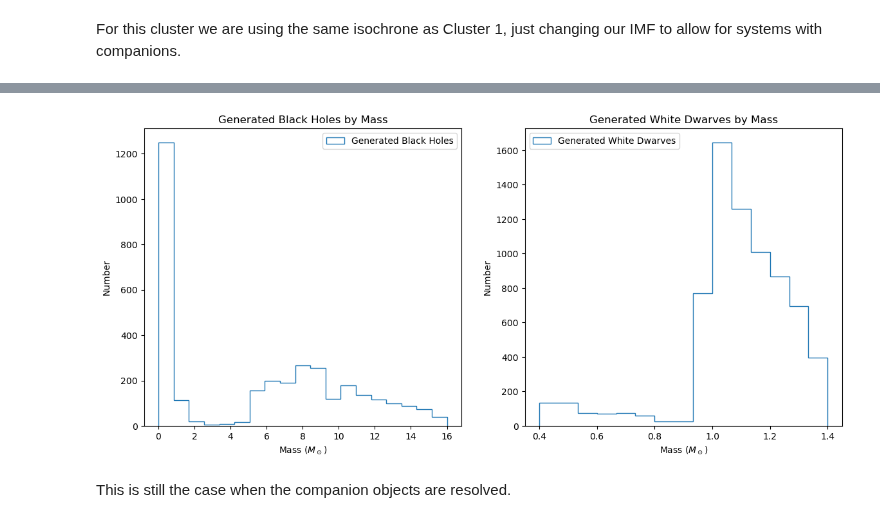
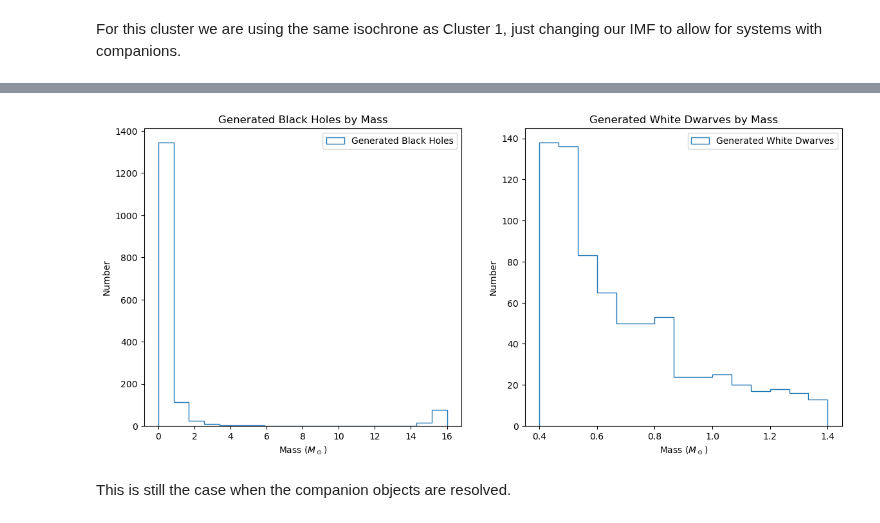
Before and after one commit to astropy/SPISEA, a Jupyter notebook: changes/Compact_Multiplicity.ipynb, the cells around one changed output, grey strips where cells are left out. Saved outputs shown, nothing was run; the diff lists cells and outputs as text; code cells hidden in the pictures.

```diff
--- a/changes/Compact_Multiplicity.ipynb
+++ b/changes/Compact_Multiplicity.ipynb
@@ -190,35 +197,35 @@ p3_bh = np.where(c3_out['phase'] == 103)[0]
 c3_bh = np.where(c3_comp['phase'] == 103)[0]
 k3_bh = np.concatenate([p3_bh, c3_bh])
 p3_ns = np.where(c3_out['phase'] == 102)[0]
 c3_ns = np.where(c3_comp['phase'] == 102)[0]
 k3_ns = np.concatenate([p3_ns, c3_ns])
 p3_wd = np.where(c3_out['phase'] == 101)[0]
 c3_wd = np.where(c3_comp['phase'] == 101)[0]
 k3_wd = np.concatenate([p3_wd, c3_wd])
 
 # Plot on histograms
 bh_bins = np.linspace(0.01, 16, 20)
 wd_bins = np.linspace(0.4, 1.4, 16)
 
 plt.figure(figsize=(14,6))
 plt.subplot(1, 2, 1)
-plt.hist(c3_out[k3_bh]['mass_current'], histtype = 'step',
+plt.hist(c3_out[k3_bh]['mass'], histtype = 'step',
         bins = bh_bins, label = 'Generated Black Holes')
 plt.title("Generated Black Holes by Mass")
 plt.xlabel('Mass ($M_\odot$)')
 plt.ylabel('Number')
 plt.legend()
 
 plt.subplot(1, 2, 2)
-plt.hist(c3_out[k3_wd]['mass_current'], histtype = 'step',
+plt.hist(c3_out[k3_wd]['mass'], histtype = 'step',
         bins = wd_bins, label = 'Generated White Dwarves')
 plt.title("Generated White Dwarves by Mass")
 plt.xlabel('Mass ($M_\odot$)')
 plt.ylabel('Number')
 plt.legend()
 
 plt.show()
 # %% [output]
-[figure, old version]
+[figure, new version]
 # %% [markdown]
 This is still the case when the companion objects are resolved.
```
Also changed, not shown: parts of 10 cells of this notebook.
